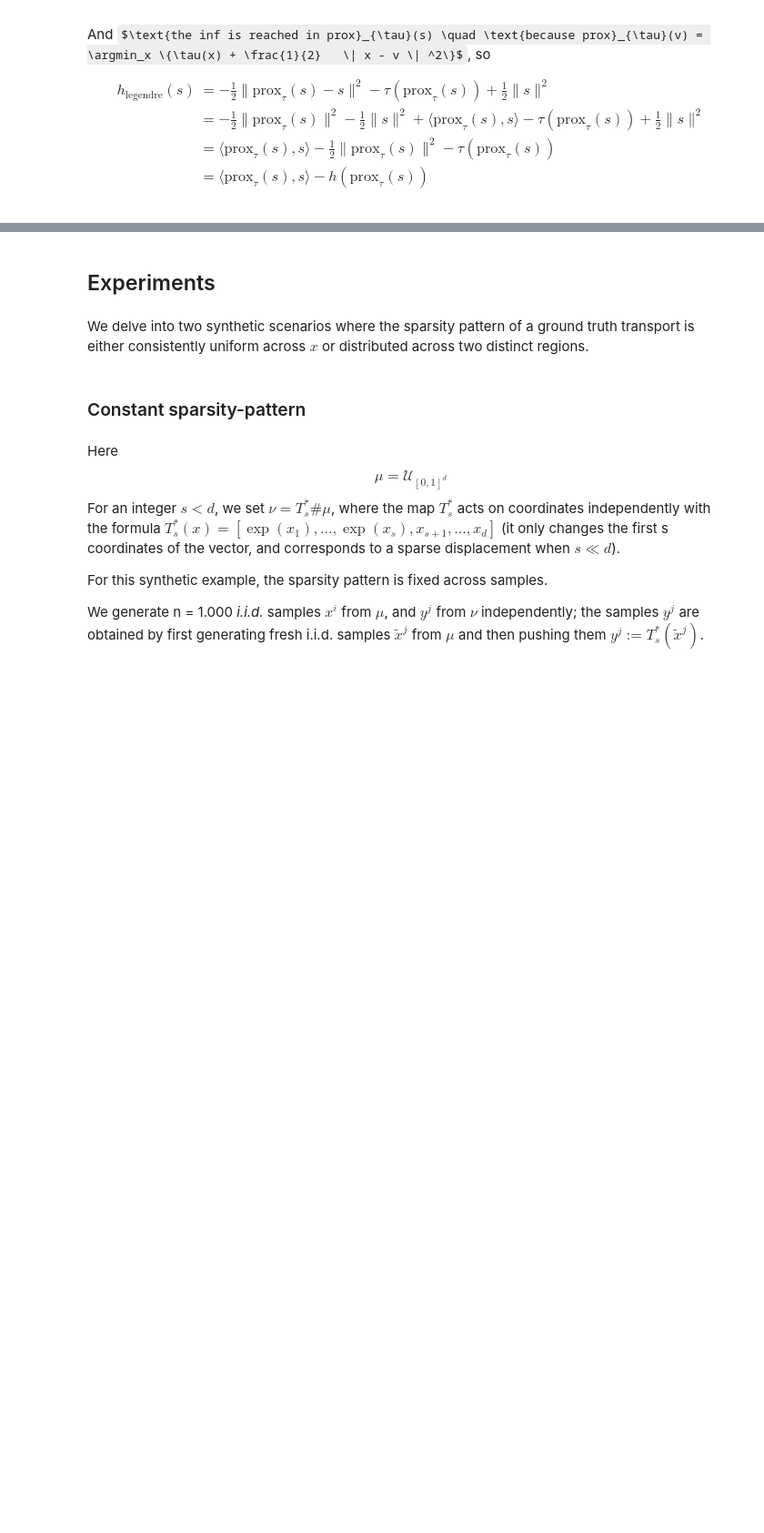
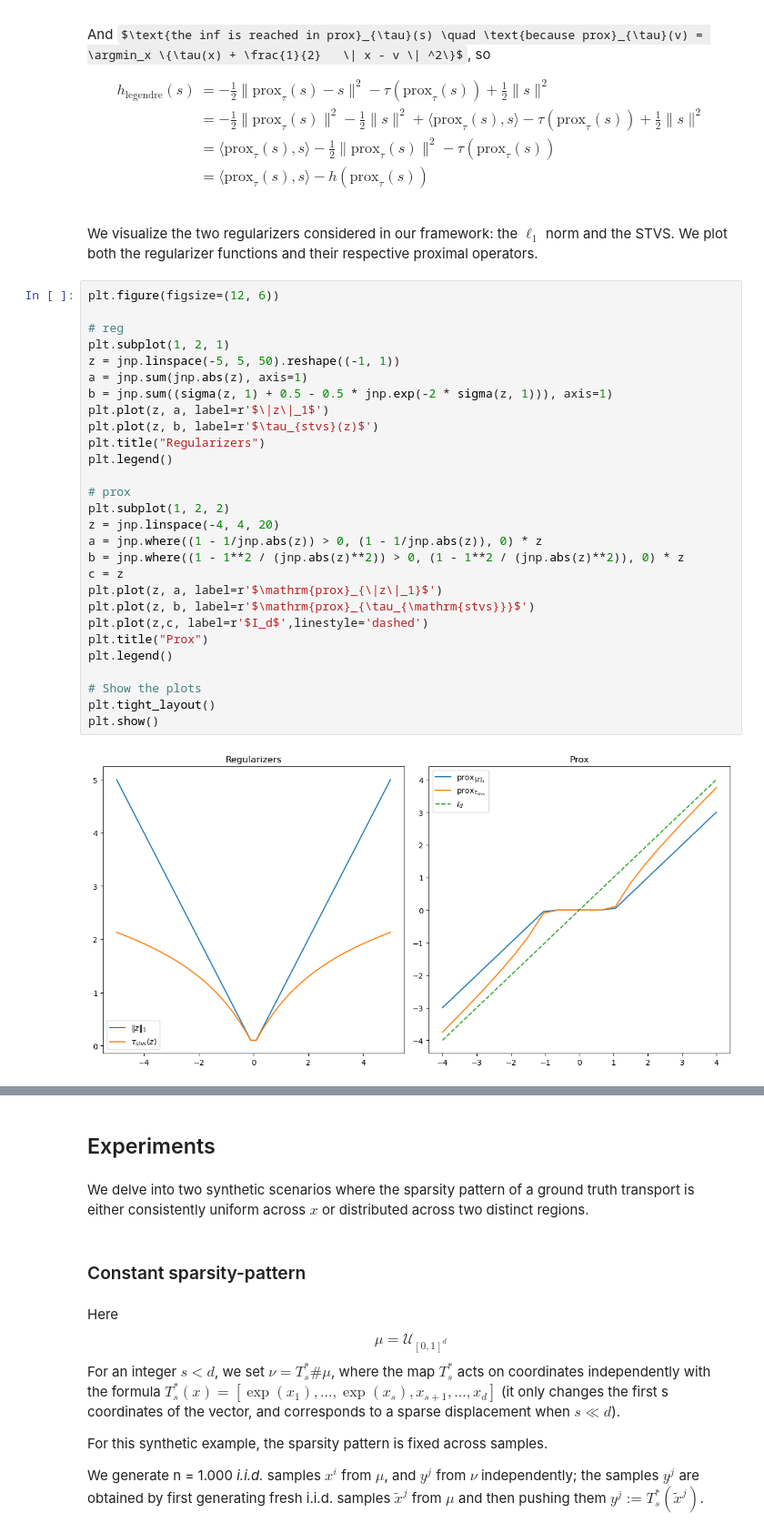
Before and after one commit to Tordjx/Optimal-transport, a Jupyter notebook: theorie.ipynb, the cells around one changed output, grey strips where cells are left out. Shown at 91% size. Cells and saved outputs as stored; diff of their text form; some formulas as TeX source; blank space fills up the shorter version.

```diff
--- a/theorie.ipynb
+++ b/theorie.ipynb
@@ -127,3 +133,35 @@ h_{\text{legendre}}(s) &= - \frac{1}{2} \| \text{prox}_{\tau}(s) - s \| ^2 - \ta
 &=   \langle \text{prox}_{\tau}(s) , s \rangle - \frac{1}{2} \| \text{prox}_{\tau}(s) \| ^2 - \tau (\text{prox}_{\tau}(s)) \\
 &=   \langle \text{prox}_{\tau}(s) , s \rangle - h(\text{prox}_{\tau}(s)) \\
 \end{align*}
+# %% [markdown]
+We visualize the two regularizers considered in our framework: the $\ell_1$ norm and the STVS. We plot both the regularizer functions and their respective proximal operators.
+# %%
+plt.figure(figsize=(12, 6))
+
+# reg
+plt.subplot(1, 2, 1)
+z = jnp.linspace(-5, 5, 50).reshape((-1, 1))
+a = jnp.sum(jnp.abs(z), axis=1)
+b = jnp.sum((sigma(z, 1) + 0.5 - 0.5 * jnp.exp(-2 * sigma(z, 1))), axis=1)
+plt.plot(z, a, label=r'$\|z\|_1$')
+plt.plot(z, b, label=r'$\tau_{stvs}(z)$')
+plt.title("Regularizers")
+plt.legend()
+
+# prox
+plt.subplot(1, 2, 2)
+z = jnp.linspace(-4, 4, 20)
+a = jnp.where((1 - 1/jnp.abs(z)) > 0, (1 - 1/jnp.abs(z)), 0) * z
+b = jnp.where((1 - 1**2 / (jnp.abs(z)**2)) > 0, (1 - 1**2 / (jnp.abs(z)**2)), 0) * z
+c = z
+plt.plot(z, a, label=r'$\mathrm{prox}_{\|z\|_1}$')
+plt.plot(z, b, label=r'$\mathrm{prox}_{\tau_{\mathrm{stvs}}}$')
+plt.plot(z,c, label=r'$I_d$',linestyle='dashed')
+plt.title("Prox")
+plt.legend()
+
+# Show the plots
+plt.tight_layout()
+plt.show()
+# %% [output]
+[figure, added]
```
Also changed, not shown: parts of 13 cells of this notebook, 1 other file.
